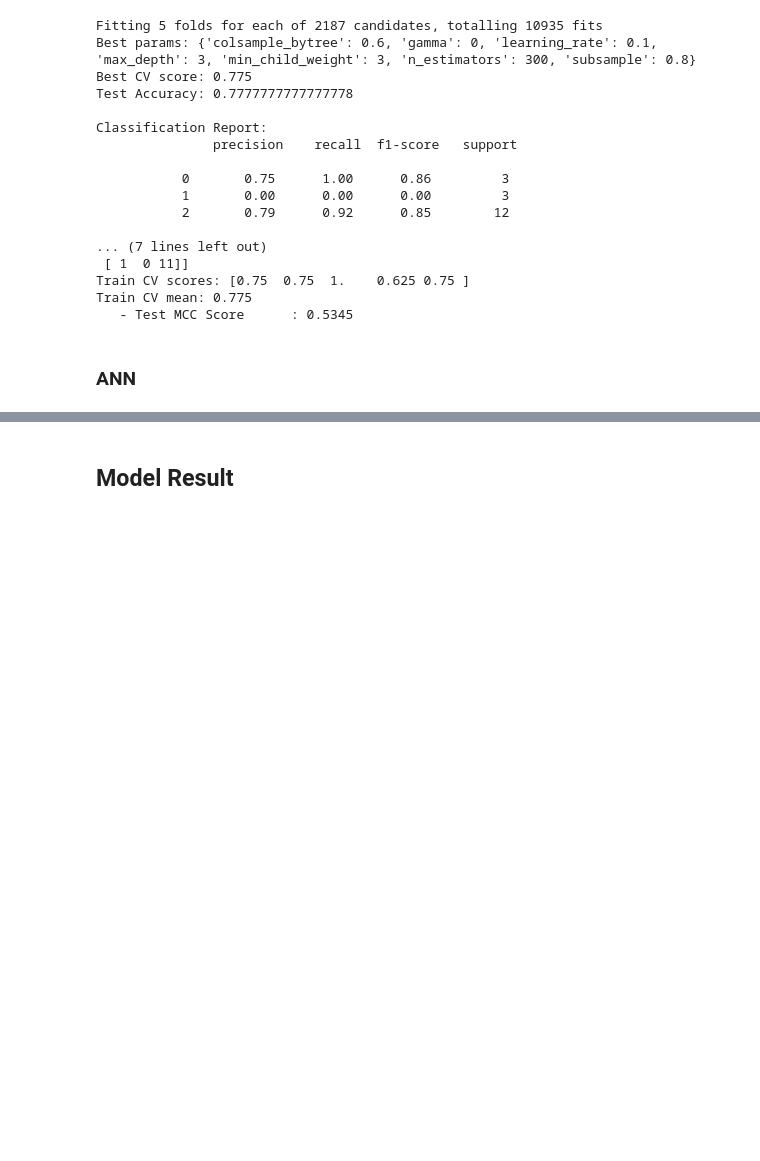
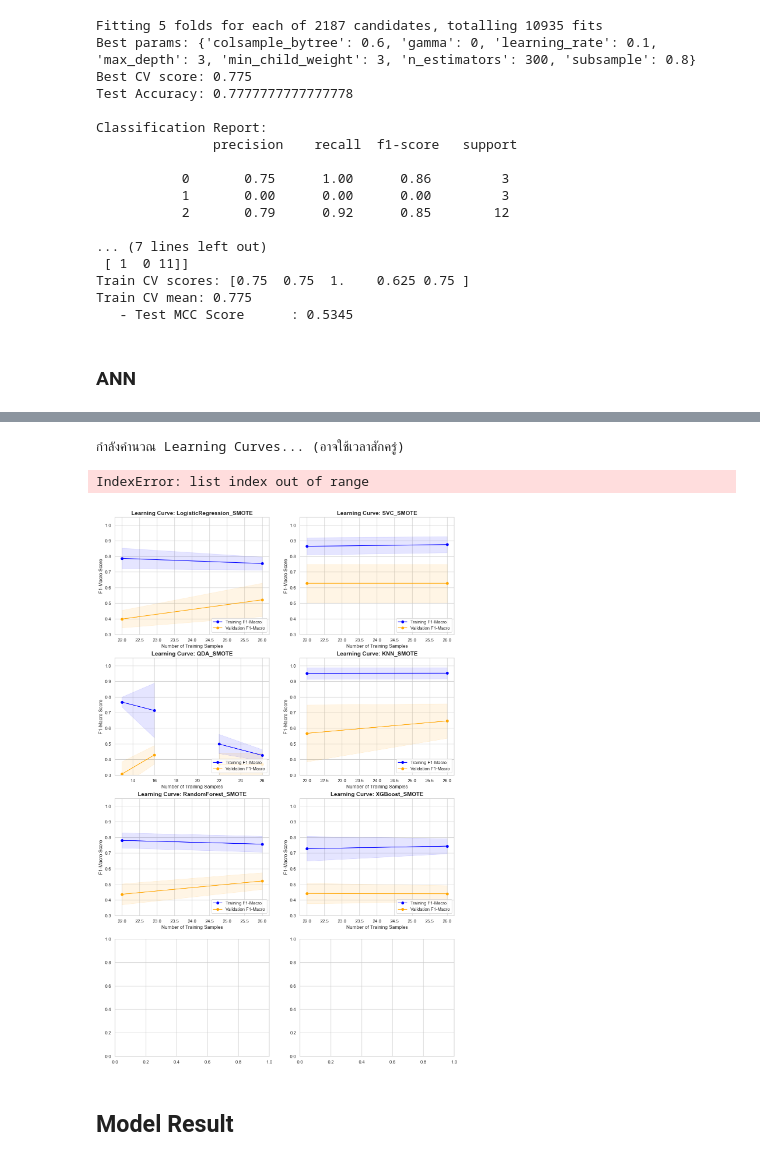
Before and after one commit to NamuNamusaki/Microalgae-senoir-project, a Jupyter notebook: Model_testing_pufa.ipynb, the cells around one changed output, grey strips where cells are left out. Saved outputs shown, nothing was run; the diff lists cells and outputs as text; code cells hidden in the pictures; blank space fills up the shorter version.

```diff
--- a/Model_testing_pufa.ipynb
+++ b/Model_testing_pufa.ipynb
@@ -1108,7 +1109,7 @@ param_grid_rf = {
     'class_weight': [None, 'balanced']
 }
 
-rf_grid = GridSearchCV(rf, param_grid_rf, cv=5, scoring='accuracy', n_jobs=-1)
+rf_grid = GridSearchCV(rf, param_grid_rf, cv=3, scoring='accuracy', n_jobs=-1)
 rf_grid.fit(X_train_scaled, y_train)
 
 # 2. Initialize and Train with SMOTE data using best params
@@ -1522,3 +1992,78 @@ Train CV mean: 0.7
+# %%
+import numpy as np
+import matplotlib.pyplot as plt
+import seaborn as sns
+from sklearn.model_selection import learning_curve
+import math
+
+# ตั้งค่าสไตล์ของกราฟ
+sns.set_theme(style="whitegrid")
+
+print("กำลังคำนวณ Learning Curves... (อาจใช้เวลาสักครู่)")
+
+# 1. กรองเอาเฉพาะโมเดลที่ผ่าน SMOTE จากตัวแปร results
+smote_models = {name: data['model'] for name, data in results.items() if '_SMOTE' in name}
+num_models = len(smote_models)
+
+# 2. คำนวณขนาดของตาราง (Grid) สำหรับวาดกราฟ (สมมติให้ 1 แถวมี 2 กราฟ)
+cols_per_row = 2
+rows = math.ceil(num_models / cols_per_row)
+
+fig, axes = plt.subplots(rows, cols_per_row, figsize=(15, 6 * rows))
+# กรณีมีกราฟเดียวหรือแถวเดียว จัดการให้อยู่ในรูป array 1 มิติเสมอ
+if num_models == 1:
+    axes = [axes]
+else:
+    axes = axes.flatten()
+
+# 3. วนลูปวาด Learning Curve ให้แต่ละโมเดล
+for i, (name, pipeline) in enumerate(smote_models.items()):
+    ax = axes[i]
+
+    # คำนวณ Learning Curve โดยใช้ F1-Macro เป็นเกณฑ์ (เพราะข้อมูลไม่สมดุล)
+    # แบ่งข้อมูลเทรนเป็น 5 ช่วง (20%, 40%, 60%, 80%, 100%)
+    train_sizes, train_scores, test_scores = learning_curve(
+        estimator=pipeline,
+        X=X_train_scaled,
+        y=y_train,
+        cv=3,
+        scoring='f1_macro',
+        n_jobs=-1,
+        train_sizes=np.linspace(0.5, 1.0, 5)
+    )
+
+    # หาค่าเฉลี่ยและส่วนเบี่ยงเบนมาตรฐาน (เพื่อทำแถบเงาสี)
+    train_mean = np.mean(train_scores, axis=1)
+    train_std = np.std(train_scores, axis=1)
+    test_mean = np.mean(test_scores, axis=1)
+    test_std = np.std(test_scores, axis=1)
+
+    # วาดเส้นของ Training Score (เส้นสีฟ้า)
+    ax.plot(train_sizes, train_mean, 'o-', color='blue', label='Training F1-Macro')
+    ax.fill_between(train_sizes, train_mean - train_std, train_mean + train_std, alpha=0.1, color='blue')
+
+    # วาดเส้นของ Cross-Validation Score (เส้นสีส้ม/แดง)
+    ax.plot(train_sizes, test_mean, 'o-', color='orange', label='Validation F1-Macro')
+    ax.fill_between(train_sizes, test_mean - test_std, test_mean + test_std, alpha=0.1, color='orange')
+
+    # ตกแต่งกราฟ
+    ax.set_title(f'Learning Curve: {name}', fontsize=14, fontweight='bold')
+    ax.set_xlabel('Number of Training Samples', fontsize=12)
+    ax.set_ylabel('F1-Macro Score', fontsize=12)
+    ax.set_ylim(0.3, 1.05) # ล็อคแกน Y ให้อยู่ในช่วง 0.3 - 1.0 เพื่อให้เทียบกันง่าย
+    ax.legend(loc='lower right')
+
+# ลบแกนกราฟที่ว่างเปล่าทิ้ง (ถ้าจำนวนโมเดลเป็นเลขคี่)
+for j in range(num_models, len(axes)):
+    fig.delaxes(axes[j])
+
+plt.tight_layout()
+# plt.savefig('smote_learning_curves.png', dpi=300) # ปลดคอมเมนต์ถ้าต้องการเซฟรูป
+plt.show()
+# %% [output]
+กำลังคำนวณ Learning Curves... (อาจใช้เวลาสักครู่)
+IndexError: list index out of range
+[figure, added]
 # %% [markdown]
 ## Model Result
 # %% [markdown]
```
Also changed, not shown: parts of 51 cells of this notebook, 1 other file.
